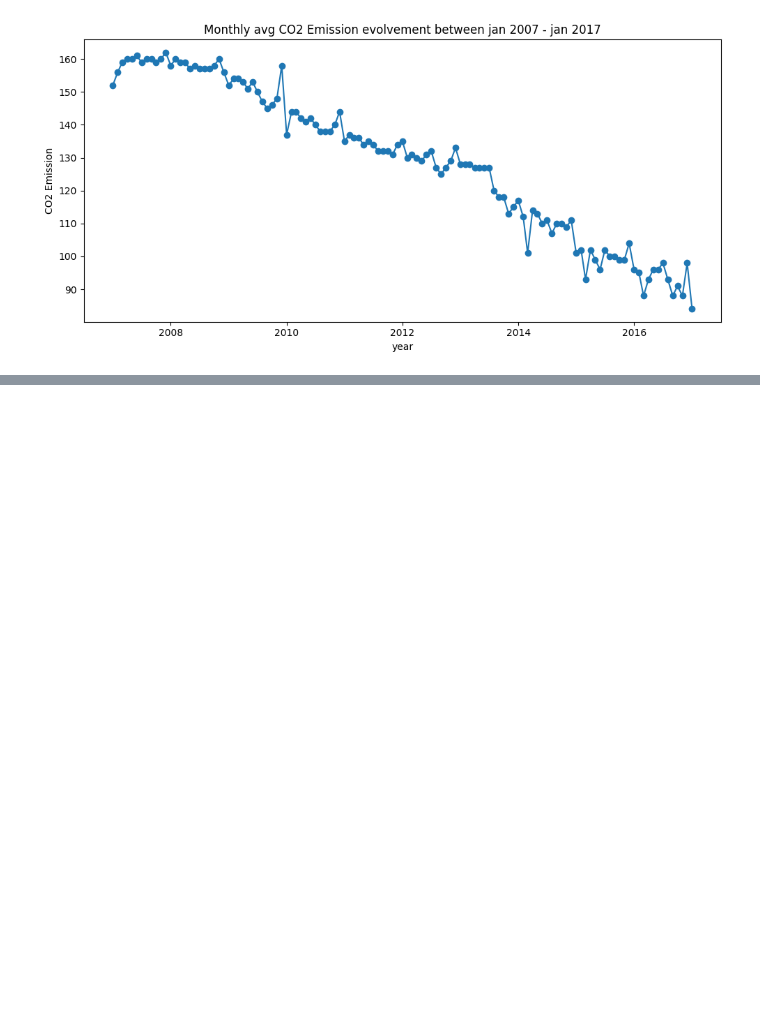
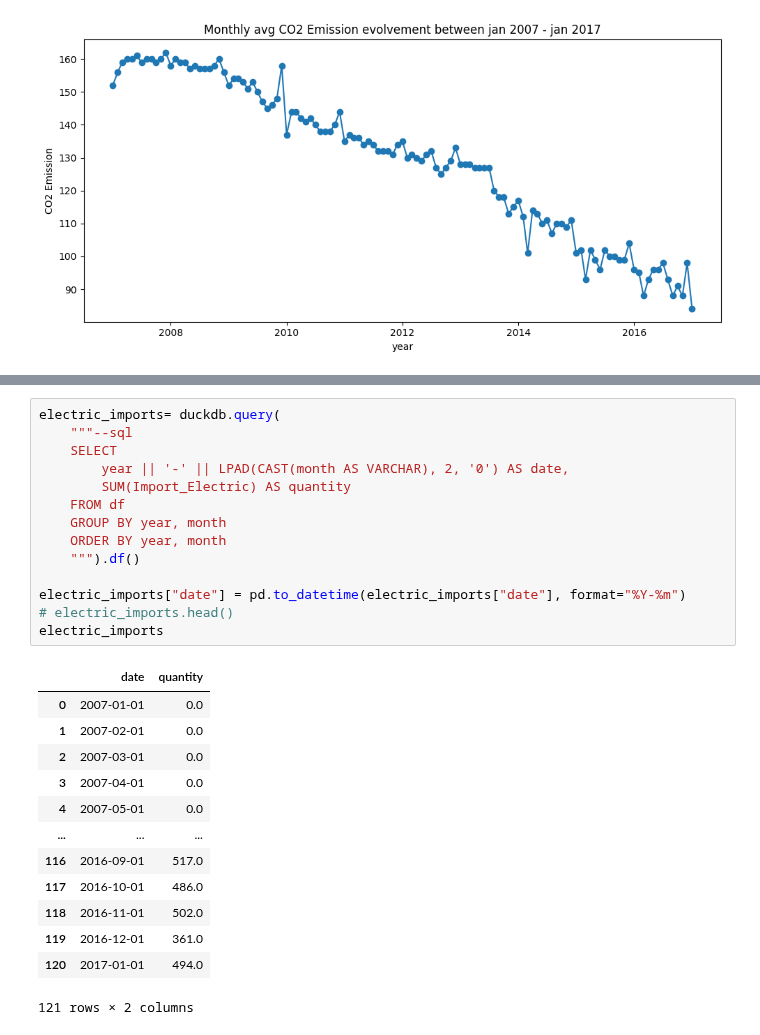
Before and after one commit to fredrikkron/data-visualization-fredrik-kron-de24, a Jupyter notebook: exercises/exercise_0/0.0.ipynb, the cells around one changed output, grey strips where cells are left out. Cells and saved outputs as stored; diff of their text form; blank space fills up the shorter version.

```diff
--- a/exercises/exercise_0/0.0.ipynb
+++ b/exercises/exercise_0/0.0.ipynb
@@ -223,0 +256,28 @@ plt.savefig("figures/monthly_CO2_Emission.png")
+# %%
+electric_imports= duckdb.query(
+    """--sql
+    SELECT
+        year || '-' || LPAD(CAST(month AS VARCHAR), 2, '0') AS date,
+        SUM(Import_Electric) AS quantity
+    FROM df
+    GROUP BY year, month
+    ORDER BY year, month
+    """).df()
+
+electric_imports["date"] = pd.to_datetime(electric_imports["date"], format="%Y-%m")
+# electric_imports.head()
+electric_imports
+# %% [output]
+|  | date | quantity |
+| 0 | 2007-01-01 | 0.0 |
+| 1 | 2007-02-01 | 0.0 |
+| 2 | 2007-03-01 | 0.0 |
+| 3 | 2007-04-01 | 0.0 |
+| 4 | 2007-05-01 | 0.0 |
+| ... | ... | ... |
+| 116 | 2016-09-01 | 517.0 |
+| 117 | 2016-10-01 | 486.0 |
+| 118 | 2016-11-01 | 502.0 |
+| 119 | 2016-12-01 | 361.0 |
+| 120 | 2017-01-01 | 494.0 |
+121 rows × 2 columns
```
Also changed, not shown: parts of 6 cells of this notebook, 2 other files.
